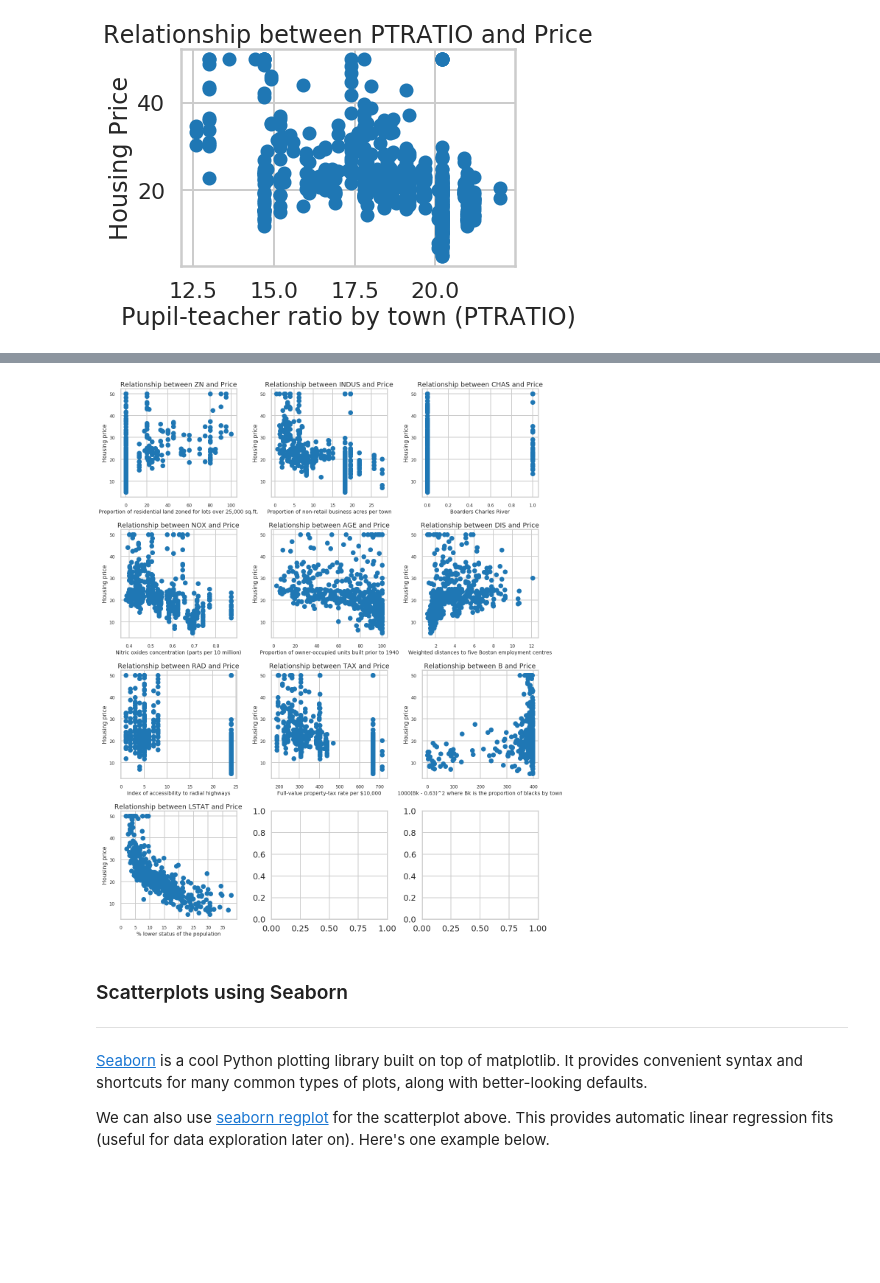
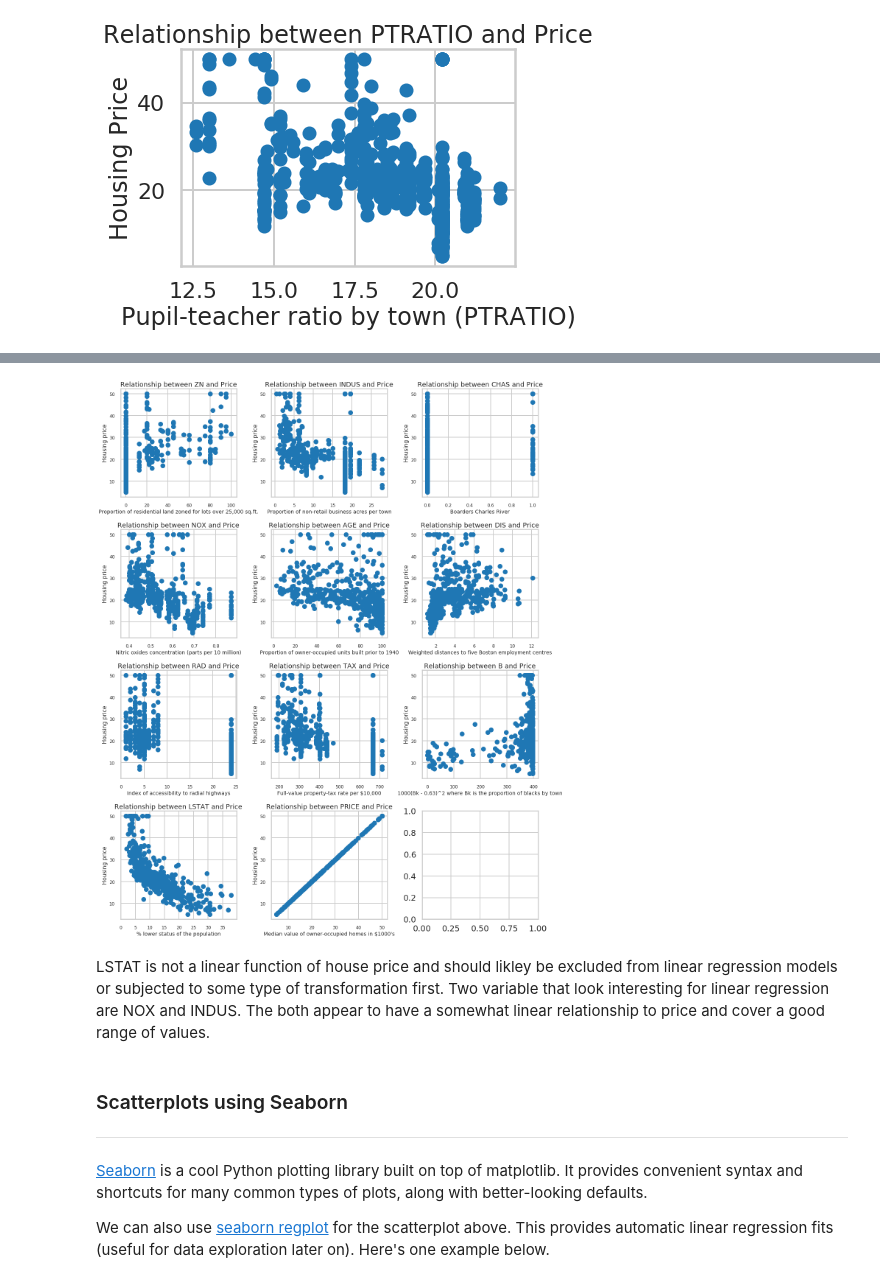
Before and after one commit to gperdrizet/linear_regression, a Jupyter notebook: Mini_Project_Linear_Regression.ipynb, the cells around one changed output, grey strips where cells are left out. Saved outputs shown, nothing was run; the diff lists cells and outputs as text; code cells hidden in the pictures; blank space fills up the shorter version.

Commit message:
Worked on regression with scikit-learn

```diff
--- a/Mini_Project_Linear_Regression.ipynb
+++ b/Mini_Project_Linear_Regression.ipynb
@@ -330,7 +336,7 @@ plot_locations = [
     (0,0),(0,1),(0,2),
     (1,0),(1,1),(1,2),
     (2,0),(2,1),(2,2),
-    (3,0)
+    (3,0),(3,1)
 ]
 
 plot_titles = [
@@ -347,7 +353,7 @@ plot_titles = [
     #'Relationship between PTRATIO and Price',# pupil-teacher ratio by town
     'Relationship between B and Price',       # 1000(Bk - 0.63)^2 where Bk is the proportion of blacks by town
     'Relationship between LSTAT and Price',   # % lower status of the population
-    #'Relationship between MEDV and Price'     # Median value of owner-occupied homes in $1000's
+    'Relationship between PRICE and Price'     # Median value of owner-occupied homes in $1000's
 ]
 
 data_types = [
@@ -364,7 +370,7 @@ data_types = [
     #'PTRATIO',# pupil-teacher ratio by town
     'B',       # 1000(Bk - 0.63)^2 where Bk is the proportion of blacks by town
     'LSTAT',   # % lower status of the population
-    #'MEDV',    # Median value of owner-occupied homes in $1000's
+    'PRICE',    # Median value of owner-occupied homes in $1000's
 ]
 
 variable_labels = [
@@ -381,37 +387,40 @@ variable_labels = [
     #'Pupil-teacher ratio by town',
     '1000(Bk - 0.63)^2 where Bk is the proportion of blacks by town',
     '% lower status of the population',
-    #'Median value of owner-occupied homes in $1000\'s'
+    'Median value of owner-occupied homes in $1000\'s'
 ]
 
 def scatterplot(plot_location, xdata, ydata, title, xlabel, ylabel):
 
     ax[plot_location].plot(xdata, ydata, 'o')
     ax[plot_location].tick_params(labelsize=12)
     ax[plot_location].set_title(title, fontsize=18)
     ax[plot_location].set_xlabel(xlabel, fontsize=14)
     #ax[plot_location].set_xticks([])
     ax[plot_location].set_ylabel(ylabel, fontsize=15)
     ax[plot_location].yaxis.set_major_formatter(FormatStrFormatter('%.0f'))
     #ax[plot_location].set_ylim([-0.05,0.125])
 
     return ax
 
 xlabels = variable_labels
 ylabels = ['Housing price'] * len(xlabels)
 
 fig, ax = plt.subplots(fig_rows, fig_cols, figsize=(plot_width, plot_height))
 fig.subplots_adjust(left=left, bottom=bottom, right=right, top=top, wspace=wspace, hspace=hspace)
 
 ydata = bos.PRICE
 
 for i in range(len(plot_locations)):
     xdata = bos[data_types[i]]
     ax[plot_locations[i]] = scatterplot(plot_locations[i], xdata, ydata, plot_titles[i], xlabels[i], ylabels[i])
 
 plt.show()
 # %% [output]
-[figure, old version]
+[figure, new version]
+# %% [markdown]
+LSTAT is not a linear function of house price and should likley be excluded from linear regression models or subjected to some type of transformation first.
+Two variable that look interesting for linear regression are NOX and INDUS. The both appear to have a somewhat linear relationship to price and cover a good range of values.
 # %% [markdown]
 ### Scatterplots using Seaborn
 ***
```
Also changed, not shown: parts of 43 cells of this notebook.
